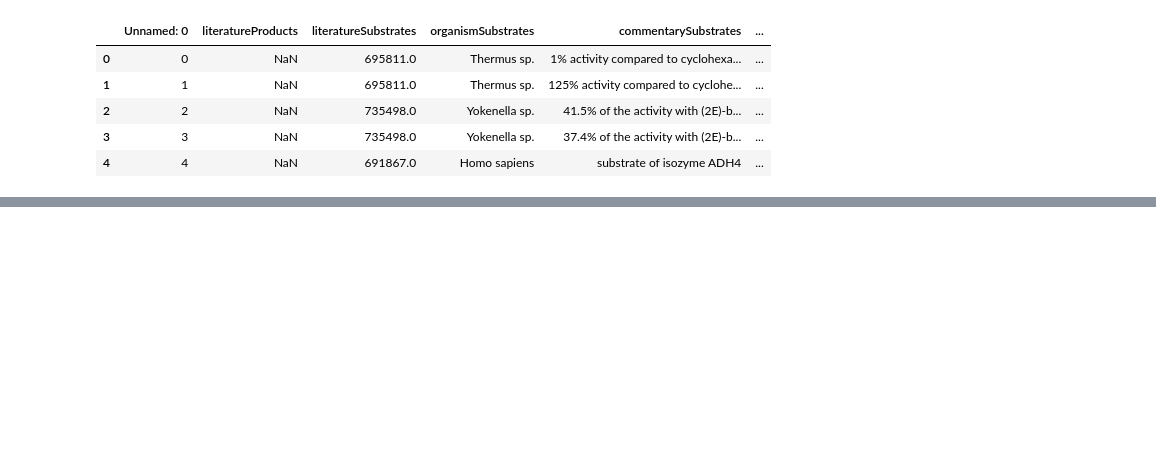
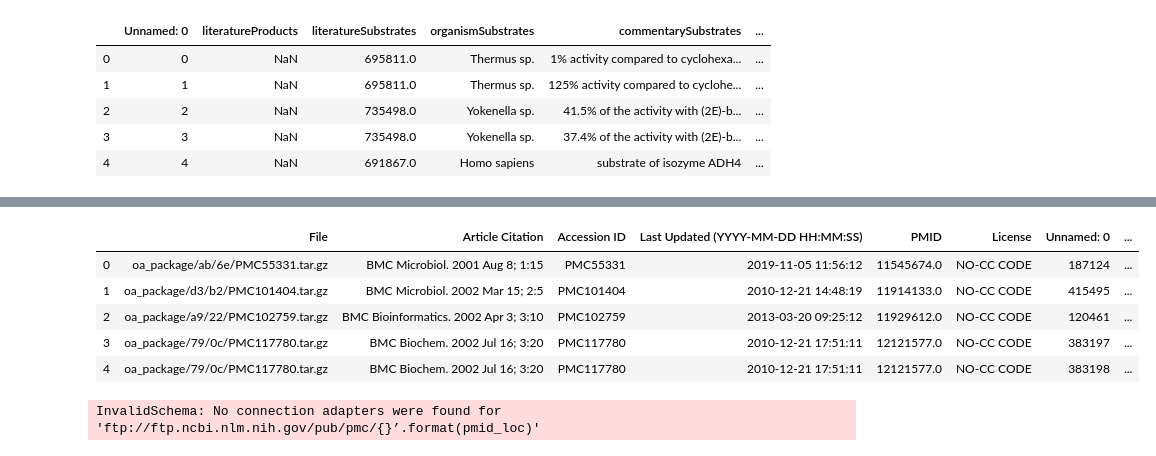
Before and after one commit to igematberkeley/NLPChemExtractor, a Jupyter notebook: brenda_data_collection/pmid_paper_collection.ipynb, the cells around one changed output, grey strips where cells are left out. Cells and saved outputs as stored; diff of their text form; code cells hidden in the pictures; blank space fills up the shorter version.

Commit message:
attempt to open pubmed targx for OA papers

```diff
--- a/brenda_data_collection/pmid_paper_collection.ipynb
+++ b/brenda_data_collection/pmid_paper_collection.ipynb
@@ -73,0 +75,27 @@ https://doi.crossref.org/openurl?pid=mrunali@berkeley.edu&aulast=Maas%20LRM&titl
+# %%
+papers_index.head()
+# %% [output]
+|  | File | Article Citation | Accession ID | Last Updated (YYYY-MM-DD HH:MM:SS) | PMID | License | Unnamed: 0 | ... |
+| 0 | oa_package/ab/6e/PMC55331.tar.gz | BMC Microbiol. 2001 Aug 8; 1:15 | PMC55331 | 2019-11-05 11:56:12 | 11545674.0 | NO-CC CODE | 187124 | ... |
+| 1 | oa_package/d3/b2/PMC101404.tar.gz | BMC Microbiol. 2002 Mar 15; 2:5 | PMC101404 | 2010-12-21 14:48:19 | 11914133.0 | NO-CC CODE | 415495 | ... |
+| 2 | oa_package/a9/22/PMC102759.tar.gz | BMC Bioinformatics. 2002 Apr 3; 3:10 | PMC102759 | 2013-03-20 09:25:12 | 11929612.0 | NO-CC CODE | 120461 | ... |
+| 3 | oa_package/79/0c/PMC117780.tar.gz | BMC Biochem. 2002 Jul 16; 3:20 | PMC117780 | 2010-12-21 17:51:11 | 12121577.0 | NO-CC CODE | 383197 | ... |
+| 4 | oa_package/79/0c/PMC117780.tar.gz | BMC Biochem. 2002 Jul 16; 3:20 | PMC117780 | 2010-12-21 17:51:11 | 12121577.0 | NO-CC CODE | 383198 | ... |
+# %%
+# Download the tarball based on the link + unpack. The temp file will be overriden on next curl.
+
+import requests
+
+for pmid_loc in papers_index.File.unique():
+    url = 'ftp://ftp.ncbi.nlm.nih.gov/pub/pmc/{}’.format(pmid_loc)'
+    target_path = 'temp.tar.gz'
+    response = requests.get(url, stream=True)
+
+    if response.status_code == 200:
+        with open(target_path, 'wb') as f:
+            f.write(response.raw.read())
+
+    #urllib.request.urlretrieve(url, 'temp.tar.gz')
+    break
+# %% [output]
+InvalidSchema: No connection adapters were found for 'ftp://ftp.ncbi.nlm.nih.gov/pub/pmc/{}’.format(pmid_loc)'
```
Also changed, not shown: parts of 7 cells of this notebook, 2 other files.
